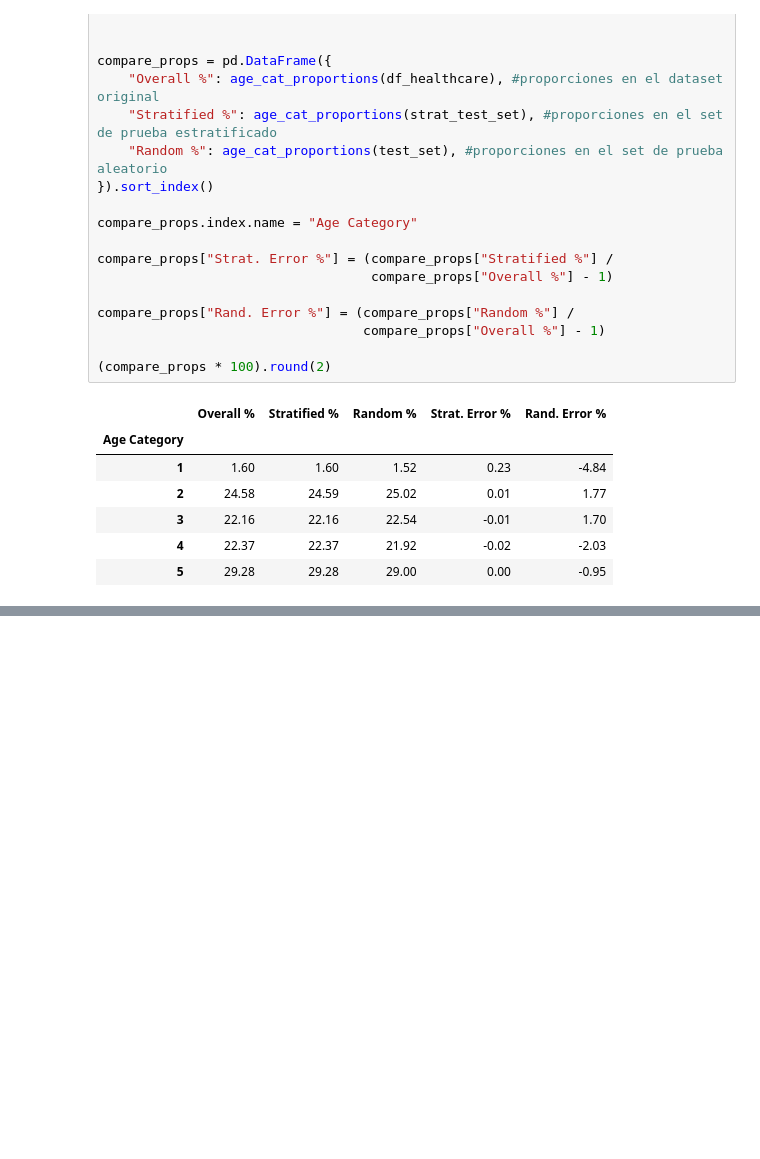
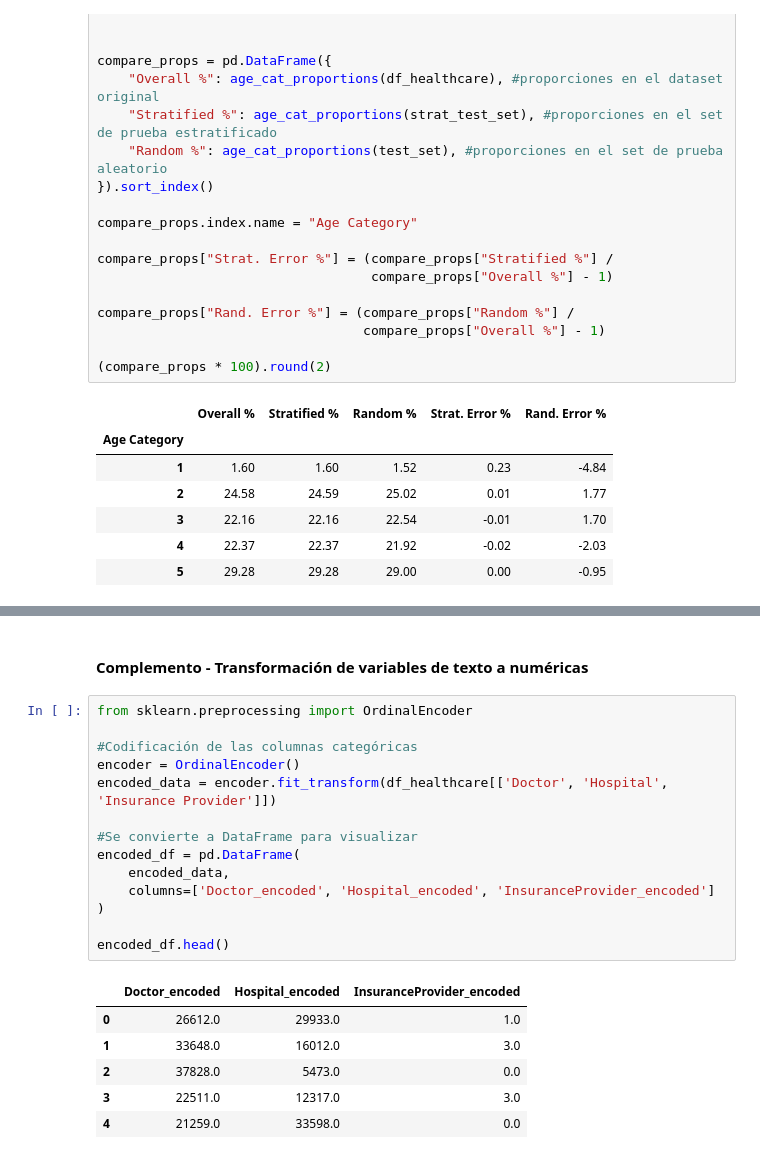
Before and after one commit to Mr-Maccoy/BigData, a Jupyter notebook: G1_SC707_Avance1_LN.ipynb, the cells around one changed output, grey strips where cells are left out. Drawn from its saved outputs; the diff is of its cells as text; blank space fills up the shorter version.

```diff
--- a/G1_SC707_Avance1_LN.ipynb
+++ b/G1_SC707_Avance1_LN.ipynb
@@ -404,0 +548,23 @@ compare_props["Rand. Error %"] = (compare_props["Random %"] /
+# %% [markdown]
+#### Complemento - Transformación de variables de texto a numéricas
+# %%
+from sklearn.preprocessing import OrdinalEncoder
+
+#Codificación de las columnas categóricas
+encoder = OrdinalEncoder()
+encoded_data = encoder.fit_transform(df_healthcare[['Doctor', 'Hospital', 'Insurance Provider']])
+
+#Se convierte a DataFrame para visualizar
+encoded_df = pd.DataFrame(
+    encoded_data,
+    columns=['Doctor_encoded', 'Hospital_encoded', 'InsuranceProvider_encoded']
+)
+
+encoded_df.head()
+# %% [output]
+|  | Doctor_encoded | Hospital_encoded | InsuranceProvider_encoded |
+| 0 | 26612.0 | 29933.0 | 1.0 |
+| 1 | 33648.0 | 16012.0 | 3.0 |
+| 2 | 37828.0 | 5473.0 | 0.0 |
+| 3 | 22511.0 | 12317.0 | 3.0 |
+| 4 | 21259.0 | 33598.0 | 0.0 |
```
Also changed, not shown: parts of 29 cells of this notebook.
